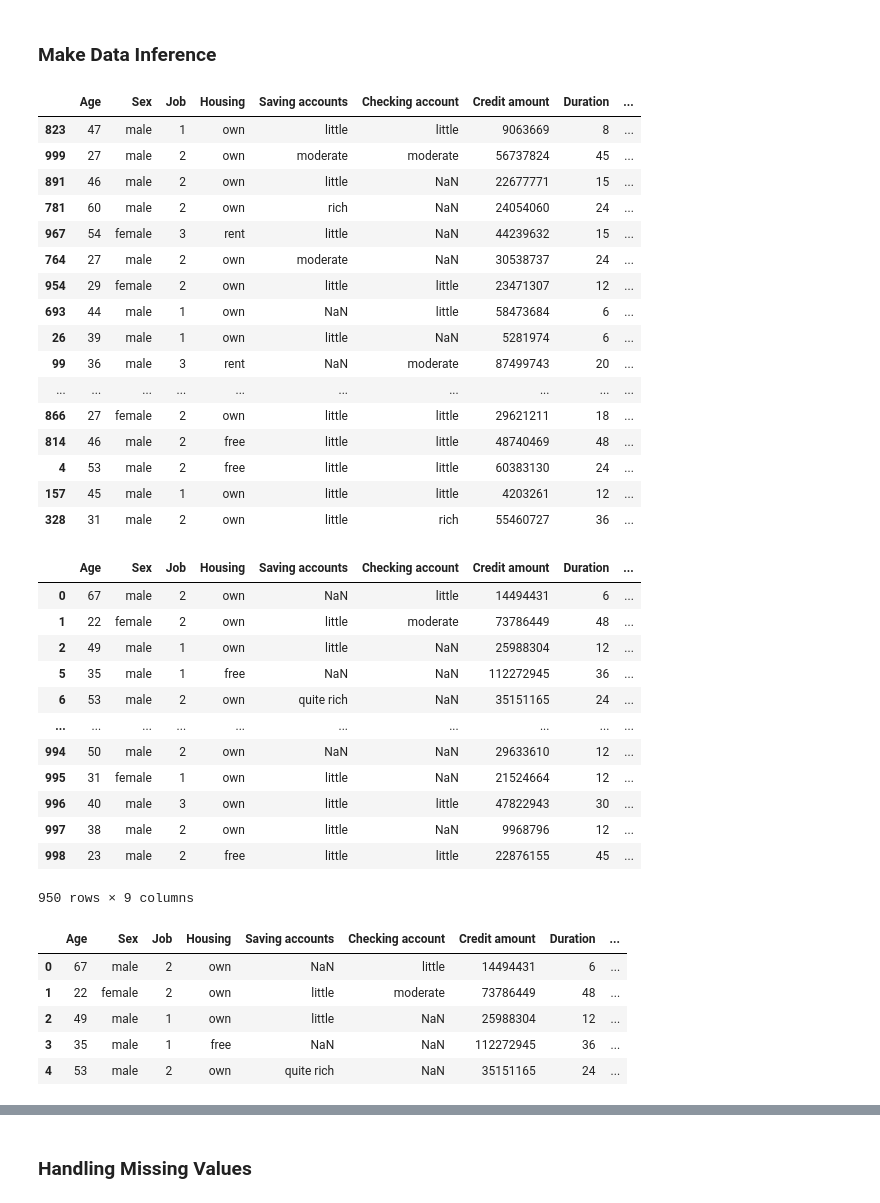
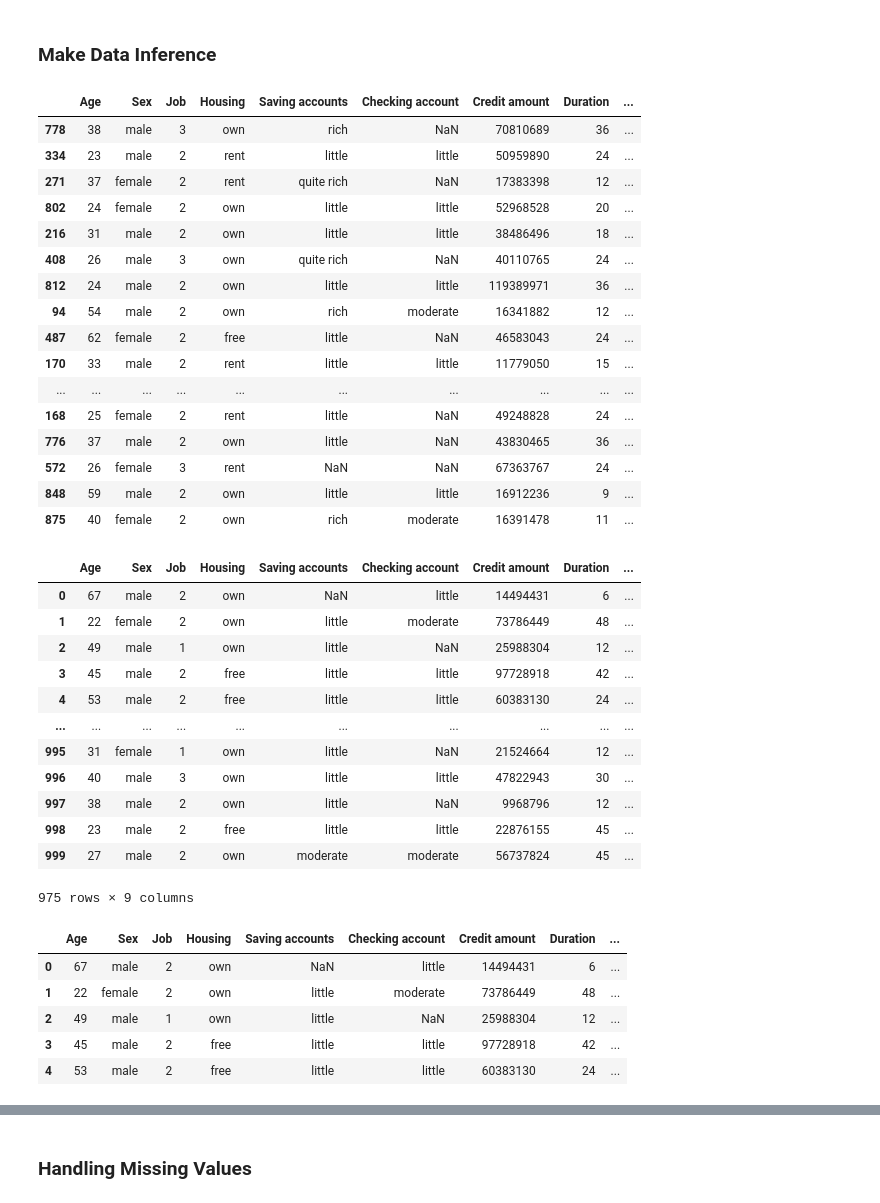
Before and after one commit to alfrenco/talentfair_h8, a Jupyter notebook: TalentFair_Immanuel_Yosia_Alfrenco.ipynb, the cells around one changed output, grey strips where cells are left out. Saved outputs shown, nothing was run; the diff lists cells and outputs as text; code cells hidden in the pictures.

```diff
--- a/TalentFair_Immanuel_Yosia_Alfrenco.ipynb
+++ b/TalentFair_Immanuel_Yosia_Alfrenco.ipynb
@@ -278,54 +286,54 @@ Kebanyakan orang Indonesia ternyata menggunakan kartu kredit untuk melakukan cic
 ### Make Data Inference
 # %%
 ## Get data for model inference
-test = data.sample(50, random_state=69)
-test
+df_inf = data.sample(25, random_state=7)
+df_inf
 # %% [output]
 |  | Age | Sex | Job | Housing | Saving accounts | Checking account | Credit amount | Duration | ... |
-| 823 | 47 | male | 1 | own | little | little | 9063669 | 8 | ... |
-| 999 | 27 | male | 2 | own | moderate | moderate | 56737824 | 45 | ... |
-| 891 | 46 | male | 2 | own | little | NaN | 22677771 | 15 | ... |
-| 781 | 60 | male | 2 | own | rich | NaN | 24054060 | 24 | ... |
-| 967 | 54 | female | 3 | rent | little | NaN | 44239632 | 15 | ... |
-| 764 | 27 | male | 2 | own | moderate | NaN | 30538737 | 24 | ... |
-| 954 | 29 | female | 2 | own | little | little | 23471307 | 12 | ... |
-| 693 | 44 | male | 1 | own | NaN | little | 58473684 | 6 | ... |
-| 26 | 39 | male | 1 | own | little | NaN | 5281974 | 6 | ... |
-| 99 | 36 | male | 3 | rent | NaN | moderate | 87499743 | 20 | ... |
+| 778 | 38 | male | 3 | own | rich | NaN | 70810689 | 36 | ... |
+| 334 | 23 | male | 2 | rent | little | little | 50959890 | 24 | ... |
+| 271 | 37 | female | 2 | rent | quite rich | NaN | 17383398 | 12 | ... |
+| 802 | 24 | female | 2 | own | little | little | 52968528 | 20 | ... |
+| 216 | 31 | male | 2 | own | little | little | 38486496 | 18 | ... |
+| 408 | 26 | male | 3 | own | quite rich | NaN | 40110765 | 24 | ... |
+| 812 | 24 | male | 2 | own | little | little | 119389971 | 36 | ... |
+| 94 | 54 | male | 2 | own | rich | moderate | 16341882 | 12 | ... |
+| 487 | 62 | female | 2 | free | little | NaN | 46583043 | 24 | ... |
+| 170 | 33 | male | 2 | rent | little | little | 11779050 | 15 | ... |
 | ... | ... | ... | ... | ... | ... | ... | ... | ... | ... |
-| 866 | 27 | female | 2 | own | little | little | 29621211 | 18 | ... |
-| 814 | 46 | male | 2 | free | little | little | 48740469 | 48 | ... |
-| 4 | 53 | male | 2 | free | little | little | 60383130 | 24 | ... |
-| 157 | 45 | male | 1 | own | little | little | 4203261 | 12 | ... |
-| 328 | 31 | male | 2 | own | little | rich | 55460727 | 36 | ... |
+| 168 | 25 | female | 2 | rent | little | NaN | 49248828 | 24 | ... |
+| 776 | 37 | male | 2 | own | little | NaN | 43830465 | 36 | ... |
+| 572 | 26 | female | 3 | rent | NaN | NaN | 67363767 | 24 | ... |
+| 848 | 59 | male | 2 | own | little | little | 16912236 | 9 | ... |
+| 875 | 40 | female | 2 | own | rich | moderate | 16391478 | 11 | ... |
 # %%
 # remove inference set from data set
-train = data.drop(test.index)
+train = data.drop(df_inf.index)
 train
 # %% [output]
 |  | Age | Sex | Job | Housing | Saving accounts | Checking account | Credit amount | Duration | ... |
 | 0 | 67 | male | 2 | own | NaN | little | 14494431 | 6 | ... |
 | 1 | 22 | female | 2 | own | little | moderate | 73786449 | 48 | ... |
 | 2 | 49 | male | 1 | own | little | NaN | 25988304 | 12 | ... |
-| 5 | 35 | male | 1 | free | NaN | NaN | 112272945 | 36 | ... |
-| 6 | 53 | male | 2 | own | quite rich | NaN | 35151165 | 24 | ... |
+| 3 | 45 | male | 2 | free | little | little | 97728918 | 42 | ... |
+| 4 | 53 | male | 2 | free | little | little | 60383130 | 24 | ... |
 | ... | ... | ... | ... | ... | ... | ... | ... | ... | ... |
-| 994 | 50 | male | 2 | own | NaN | NaN | 29633610 | 12 | ... |
 | 995 | 31 | female | 1 | own | little | NaN | 21524664 | 12 | ... |
 | 996 | 40 | male | 3 | own | little | little | 47822943 | 30 | ... |
 | 997 | 38 | male | 2 | own | little | NaN | 9968796 | 12 | ... |
 | 998 | 23 | male | 2 | free | little | little | 22876155 | 45 | ... |
+| 999 | 27 | male | 2 | own | moderate | moderate | 56737824 | 45 | ... |
-950 rows × 9 columns
+975 rows × 9 columns
 # %%
 #reset index to reduce error
 train.reset_index(drop= True, inplace=True)
-test.reset_index(drop=True, inplace=True)
+df_inf.reset_index(drop=True, inplace=True)
 train.head()
 # %% [output]
 |  | Age | Sex | Job | Housing | Saving accounts | Checking account | Credit amount | Duration | ... |
 | 0 | 67 | male | 2 | own | NaN | little | 14494431 | 6 | ... |
 | 1 | 22 | female | 2 | own | little | moderate | 73786449 | 48 | ... |
 | 2 | 49 | male | 1 | own | little | NaN | 25988304 | 12 | ... |
-| 3 | 35 | male | 1 | free | NaN | NaN | 112272945 | 36 | ... |
-| 4 | 53 | male | 2 | own | quite rich | NaN | 35151165 | 24 | ... |
+| 3 | 45 | male | 2 | free | little | little | 97728918 | 42 | ... |
+| 4 | 53 | male | 2 | free | little | little | 60383130 | 24 | ... |
 # %%
```
Also changed, not shown: parts of 93 cells of this notebook.
